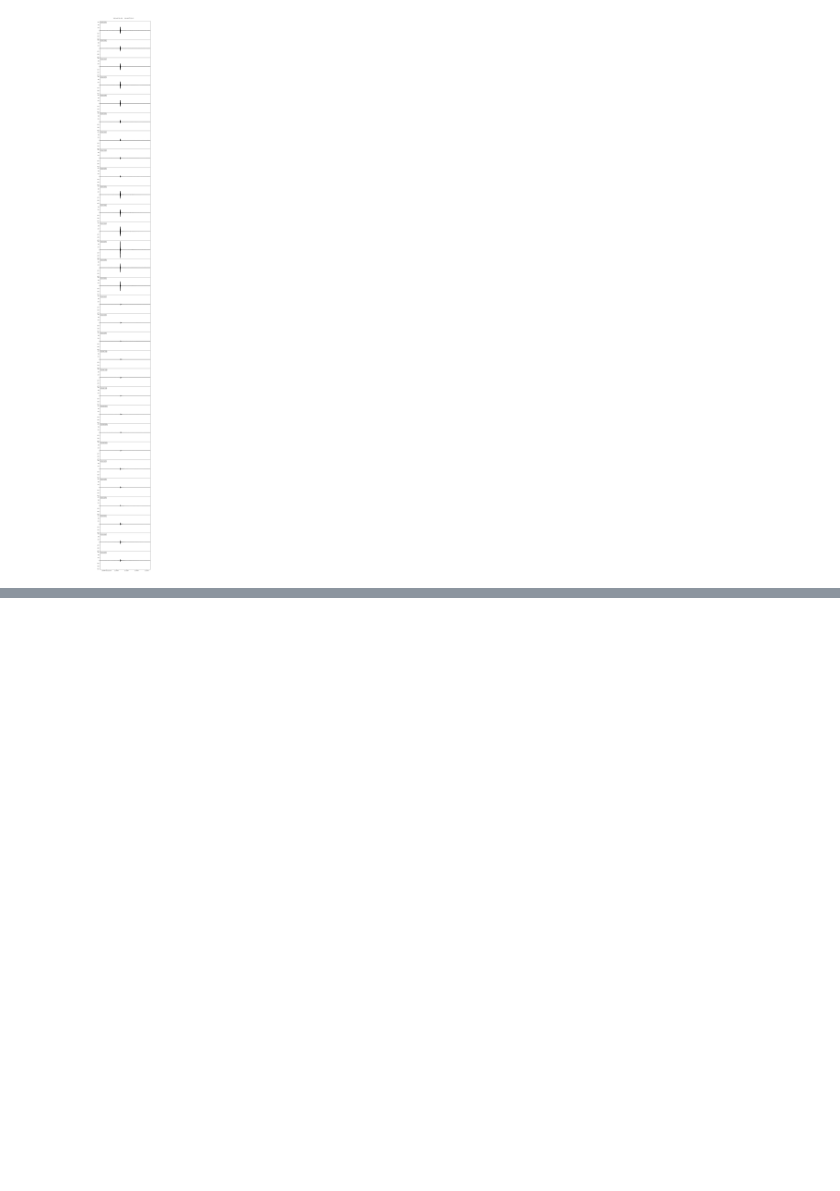
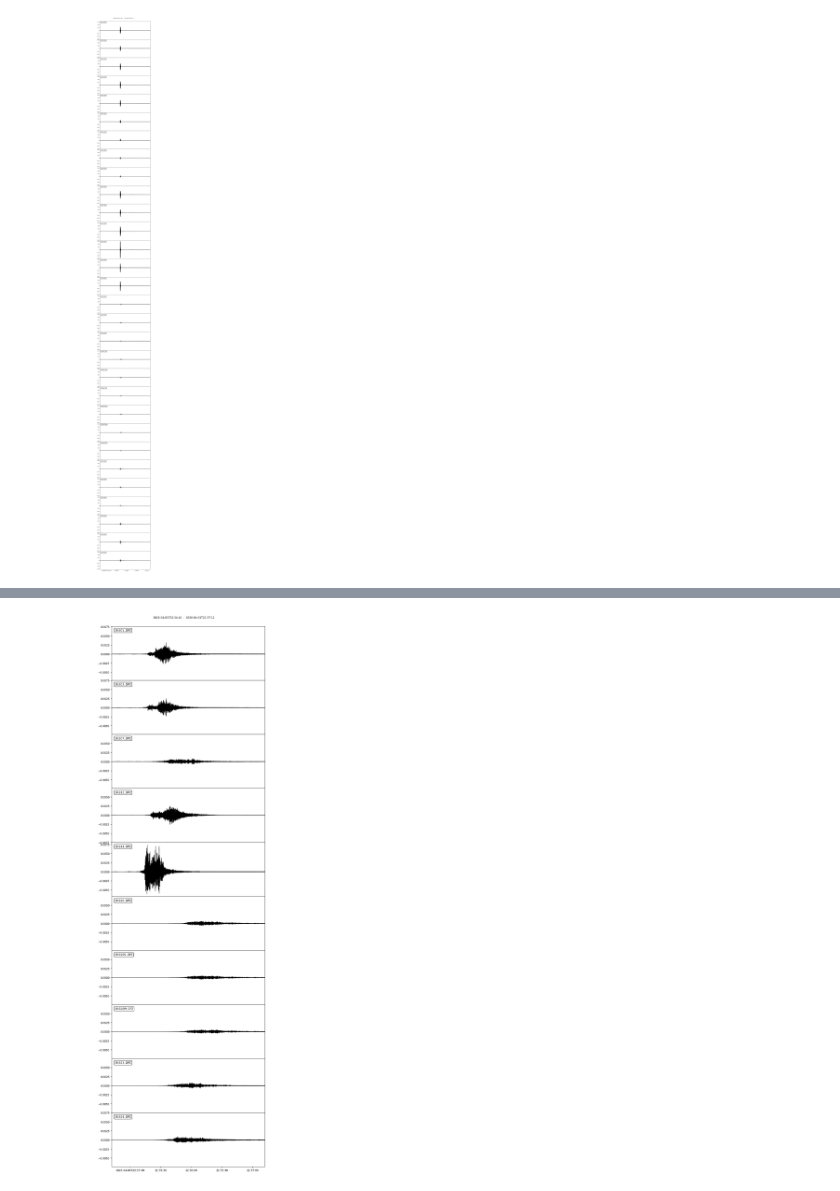
Before and after one commit to gthompson/KSCRocketSeismology, a Jupyter notebook: artemis2/05_download2sds.ipynb, the cells around one changed output, grey strips where cells are left out. Cells and saved outputs as stored; diff of their text form; code cells hidden in the pictures; blank space fills up the shorter version.

```diff
--- a/artemis2/05_download2sds.ipynb
+++ b/artemis2/05_download2sds.ipynb
@@ -235,0 +383,6 @@ st.plot(equal_scale=True);
+# %%
+st2 = st.copy()
+for tr in st2.select(component='Z'):
+    print(tr)
+    tr.remove_response(inv_out)
+#st2.remove_response(inv_out)
@@ -235,0 +400,4 @@ st.plot(equal_scale=True);
+# %%
+st2.select(component='Z').plot(starttime=launchtime-30, endtime=launchtime+120);
+# %% [output]
+[figure, added]
```
Also changed, not shown: parts of 6 cells of this notebook.
